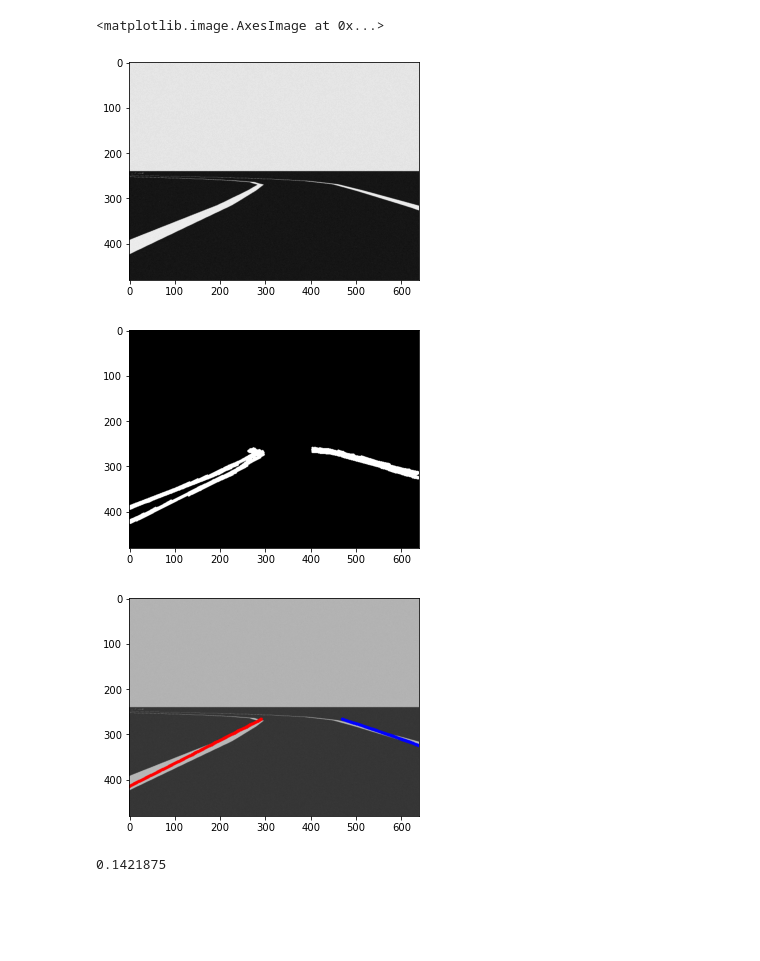
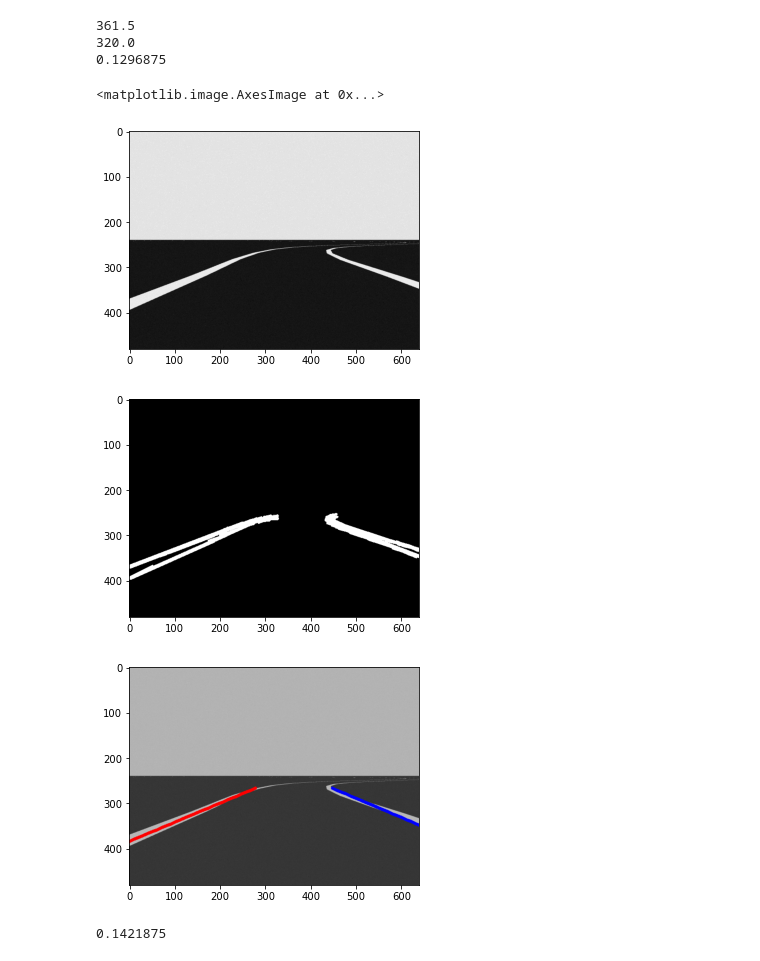
Before and after one commit to andrewsimonds14/Highway-Simulation, a Jupyter notebook: laneDetection/LaneDetection.ipynb, the cells around one changed output. Drawn from its saved outputs; the diff is of its cells as text; code cells hidden in the pictures; blank space fills up the shorter version.

```diff
--- a/laneDetection/LaneDetection.ipynb
+++ b/laneDetection/LaneDetection.ipynb
@@ -28,7 +28,7 @@ def draw_lines(img, lines, color=255, thickness=3):
     return img
 
 #Read in image
-og_image = cv2.imread('test3.png', 0) #Straight
+og_image = cv2.imread('test2.png', 0) #Straight
 #og_image = cv2.imread('test2.png', 0) #Curved right
 #og_image = cv2.imread('test3.png', 0) #Curved left
 
@@ -102,42 +102,58 @@ line_image = draw_lines(image, lines) # <---- Add this call.
 poly_left = np.poly1d(np.polyfit(
     left_line_y,
     left_line_x,
-    deg=2
+    deg=1
 ))
 
 poly_right = np.poly1d(np.polyfit(
     right_line_y,
     right_line_x,
-    deg=2
+    deg=1
 ))
+
+
+
 
 y = np.linspace(image.shape[0]/1.8, image.shape[0])
 
 #Formatting x and y for use with polylines to display lane overlay
 left_line = np.array(list(zip(np.polyval(poly_left, y),y)), np.int32)
 right_line = np.array(list(zip(np.polyval(poly_right, y),y)), np.int32)
 
 extrap_image = cv2.polylines(cv2.cvtColor(og_image.copy(),cv2.COLOR_GRAY2RGB),[left_line], False, [255,0,0], 5)
 extrap_image = cv2.polylines(extrap_image,[right_line], False, [0,0,255], 5)
 
-perspective_mat = cv2.getPerspectiveTransform(
-    np.array([[0,354],[288,251],[352,251],[640,354]], dtype="float32"),
-    np.array([[200,480],[200,0],[440,0],[440,480]], dtype="float32"))
+left_x = int(poly_left(height))
 
+right_x = int(poly_right(height))
 
+avg_x = (left_x + right_x)/2
+
+print(avg_x)
+
+target_x = width/2
+
+print(target_x)
+
+error = (avg_x - target_x) / target_x
+
+print(error)
 
 #Showing all lines
 plt.figure()
 plt.imshow(og_image, 'gray')
 plt.figure()
 plt.imshow(line_image, 'gray')
 plt.figure()
 plt.imshow(extrap_image)
 # %% [output]
-<matplotlib.image.AxesImage at 0x...>
+361.5
+320.0
+0.1296875
+<matplotlib.image.AxesImage at 0x...>
-[figure, old version]
+[figure, new version]
-[figure, old version]
+[figure, new version]
-[figure, old version]
+[figure, new version]
 # %%
 def prepareImage(img):
     '''
```
Also changed, not shown: parts of 1 cell of this notebook, 1 other file.
